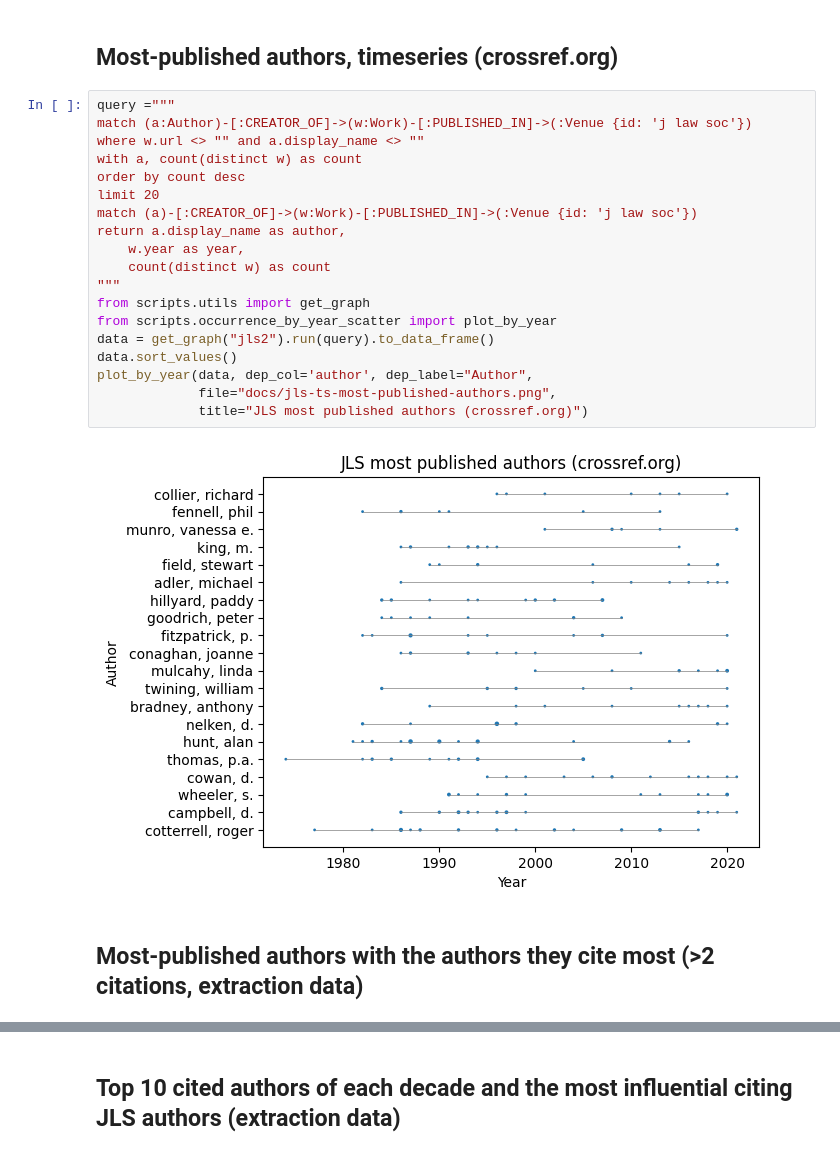
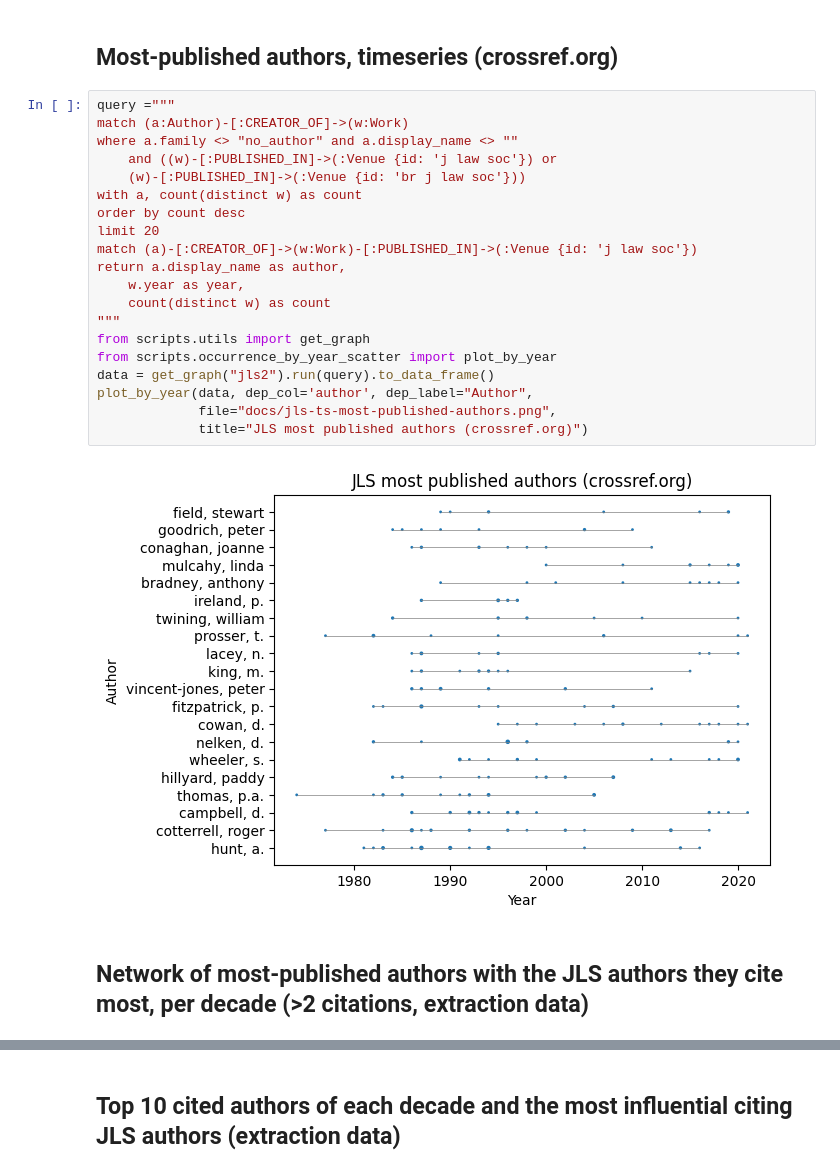
Before and after one commit to cboulanger/jls-bibliometry, a Jupyter notebook: jls-bibliometry.ipynb, the cells around one changed output, grey strips where cells are left out. Drawn from its saved outputs; the diff is of its cells as text.

Commit message:
Update figures and code

```diff
--- a/jls-bibliometry.ipynb
+++ b/jls-bibliometry.ipynb
@@ -40,24 +40,25 @@ get_graph("jls2").run(query).to_data_frame()
 ## Most-published authors, timeseries (crossref.org)
 # %%
 query ="""
-match (a:Author)-[:CREATOR_OF]->(w:Work)-[:PUBLISHED_IN]->(:Venue {id: 'j law soc'})
-where w.url <> "" and a.display_name <> ""
+match (a:Author)-[:CREATOR_OF]->(w:Work)
+where a.family <> "no_author" and a.display_name <> ""
+    and ((w)-[:PUBLISHED_IN]->(:Venue {id: 'j law soc'}) or
+    (w)-[:PUBLISHED_IN]->(:Venue {id: 'br j law soc'}))
 with a, count(distinct w) as count
 order by count desc
 limit 20
 match (a)-[:CREATOR_OF]->(w:Work)-[:PUBLISHED_IN]->(:Venue {id: 'j law soc'})
 return a.display_name as author,
     w.year as year,
     count(distinct w) as count
 """
 from scripts.utils import get_graph
 from scripts.occurrence_by_year_scatter import plot_by_year
 data = get_graph("jls2").run(query).to_data_frame()
-data.sort_values()
 plot_by_year(data, dep_col='author', dep_label="Author",
              file="docs/jls-ts-most-published-authors.png",
              title="JLS most published authors (crossref.org)")
 # %% [output]
-[figure, old version]
+[figure, new version]
 # %% [markdown]
-## Most-published authors with the authors they cite most (>2 citations, extraction data)
+## Network of most-published authors with the JLS authors they cite most, per decade (>2 citations, extraction data)
```
Also changed, not shown: parts of 4 cells of this notebook, 11 other files.
